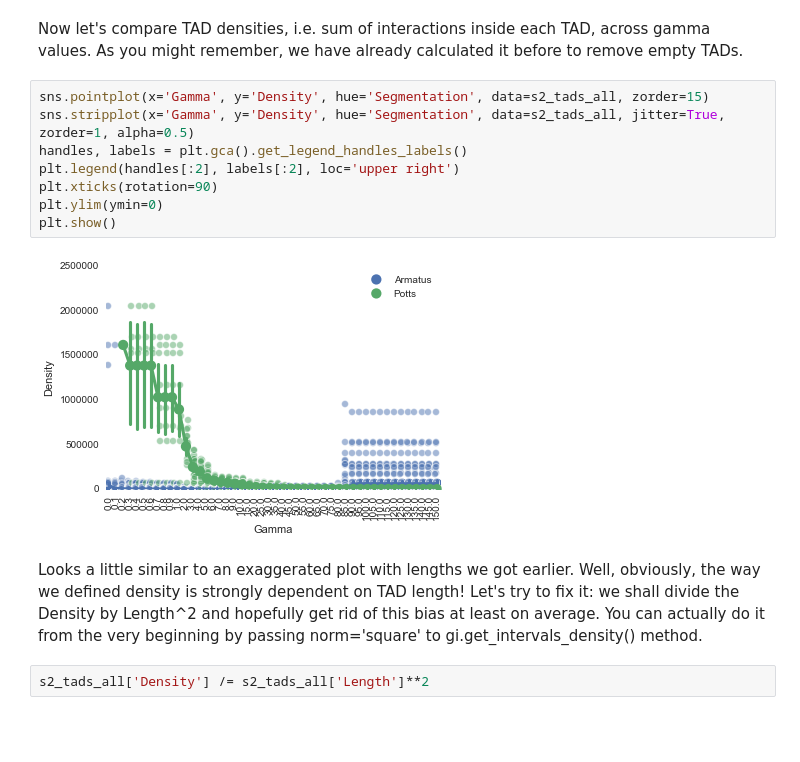
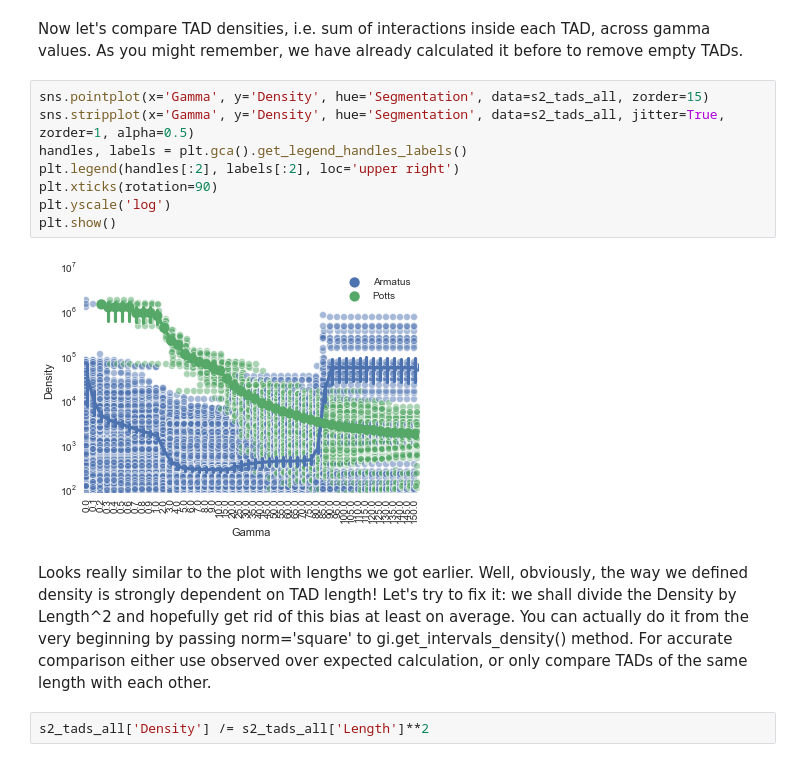
Before and after one commit to Phlya/hicplotlib, a Jupyter notebook: examples/TADs_segmentation.ipynb, the cells around one changed output. Saved outputs shown, nothing was run; the diff lists cells and outputs as text; blank space fills up the shorter version.

```diff
--- a/examples/TADs_segmentation.ipynb
+++ b/examples/TADs_segmentation.ipynb
@@ -245,15 +245,15 @@ Now let's compare TAD densities, i.e. sum of interactions inside each TAD, acros
 # %%
 sns.pointplot(x='Gamma', y='Density', hue='Segmentation', data=s2_tads_all, zorder=15)
 sns.stripplot(x='Gamma', y='Density', hue='Segmentation', data=s2_tads_all, jitter=True, zorder=1, alpha=0.5)
 handles, labels = plt.gca().get_legend_handles_labels()
 plt.legend(handles[:2], labels[:2], loc='upper right')
 plt.xticks(rotation=90)
-plt.ylim(ymin=0)
+plt.yscale('log')
 plt.show()
 # %% [output]
-[figure, old version]
+[figure, new version]
 # %% [markdown]
-Looks a little similar to an exaggerated plot with lengths we got earlier. Well, obviously, the way we defined density is strongly dependent on TAD length! Let's try to fix it: we shall divide the Density by Length^2 and hopefully get rid of this bias at least on average. You can actually do it from the very beginning by passing norm='square' to gi.get_intervals_density() method.
+Looks really similar to the plot with lengths we got earlier. Well, obviously, the way we defined density is strongly dependent on TAD length! Let's try to fix it: we shall divide the Density by Length^2 and hopefully get rid of this bias at least on average. You can actually do it from the very beginning by passing norm='square' to gi.get_intervals_density() method. For accurate comparison either use observed over expected calculation, or only compare TADs of the same length with each other.
 # %%
 s2_tads_all['Density'] /= s2_tads_all['Length']**2
 # %% [markdown]
```
